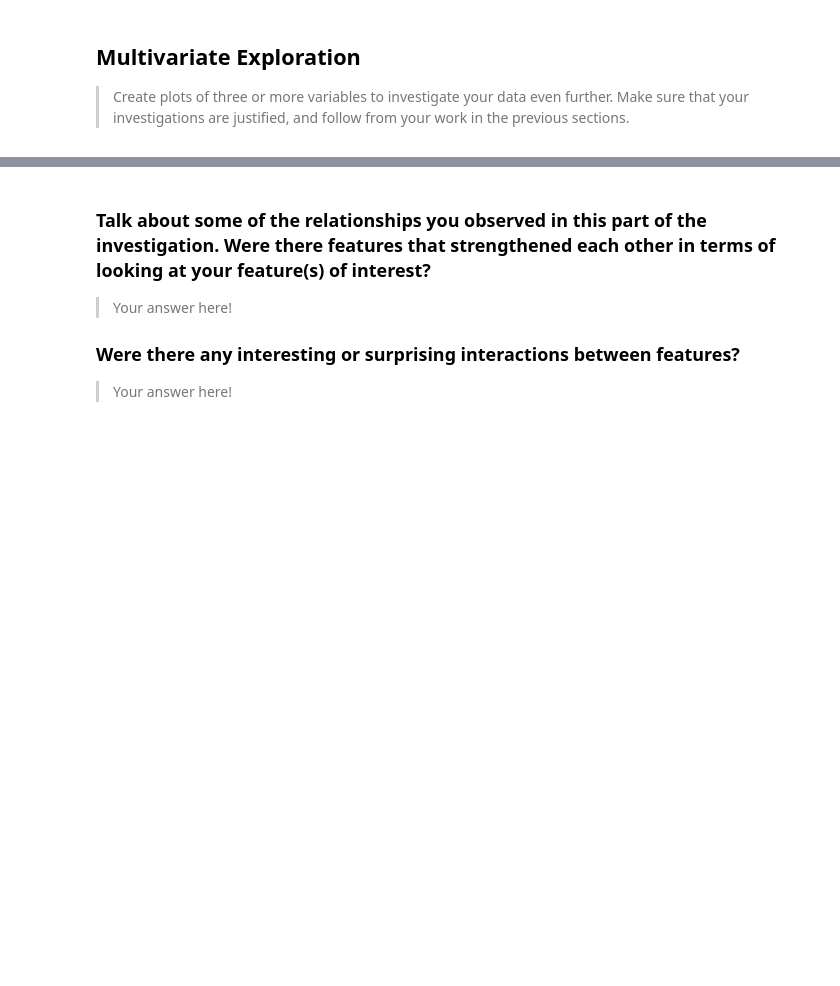
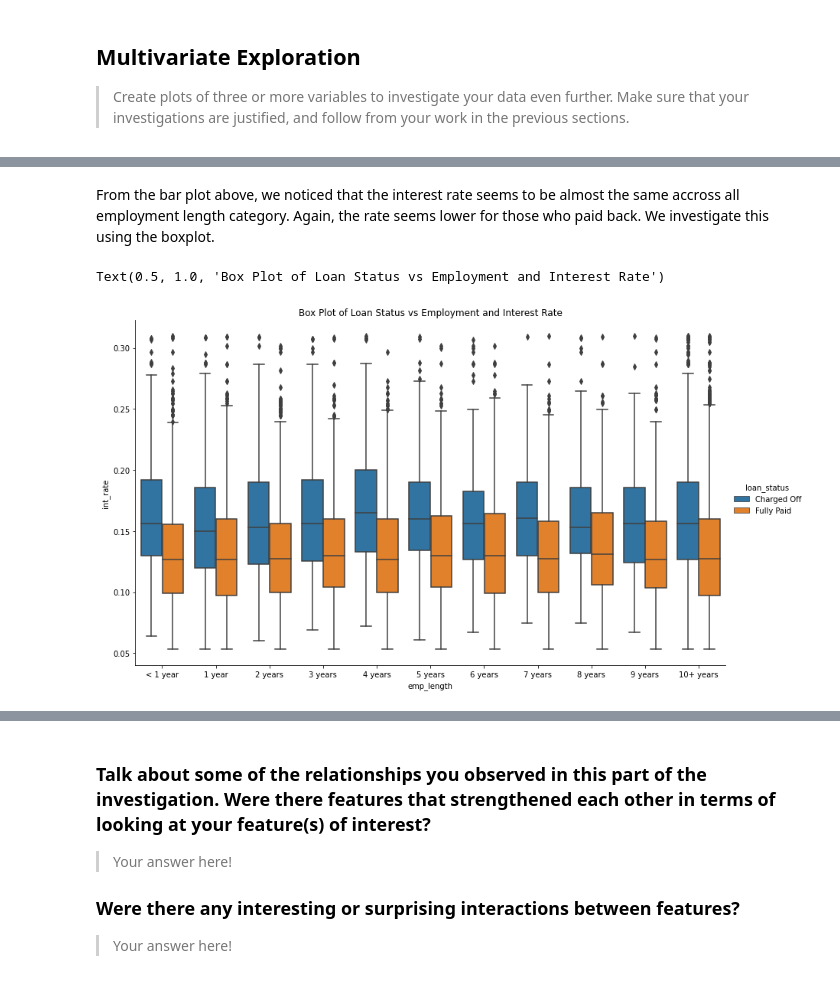
Before and after one commit to olusegunajibola/lloyds-bigdata-loan-customers, a Jupyter notebook: A Data Strategy/Part_I_exploration_data_strategy_loans.ipynb, the cells around one changed output, grey strips where cells are left out. Cells and saved outputs as stored; diff of their text form; code cells hidden in the pictures; blank space fills up the shorter version.

```diff
--- a/A Data Strategy/Part_I_exploration_data_strategy_loans.ipynb
+++ b/A Data Strategy/Part_I_exploration_data_strategy_loans.ipynb
@@ -1622,0 +1628,8 @@ your work in the previous sections.
+# %% [markdown]
+From the bar plot above, we noticed that the interest rate seems to be almost the same accross all employment length category. Again, the rate seems lower for those who paid back. We investigate this using the boxplot.
+# %%
+sb.catplot(data=loan, x="emp_length", y="int_rate", hue="loan_status", kind="box", height=7, aspect=11.7/7)
+plt.title('Box Plot of Loan Status vs Employment and Interest Rate')
+# %% [output]
+Text(0.5, 1.0, 'Box Plot of Loan Status vs Employment and Interest Rate')
+[figure, added]
```
Also changed, not shown: parts of 9 cells of this notebook.
